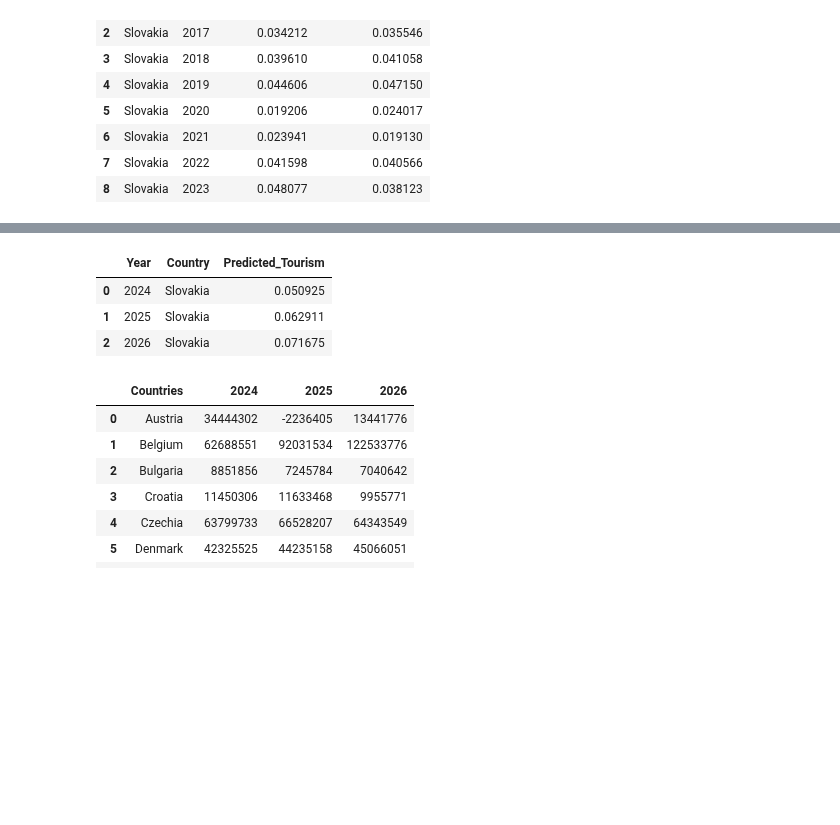
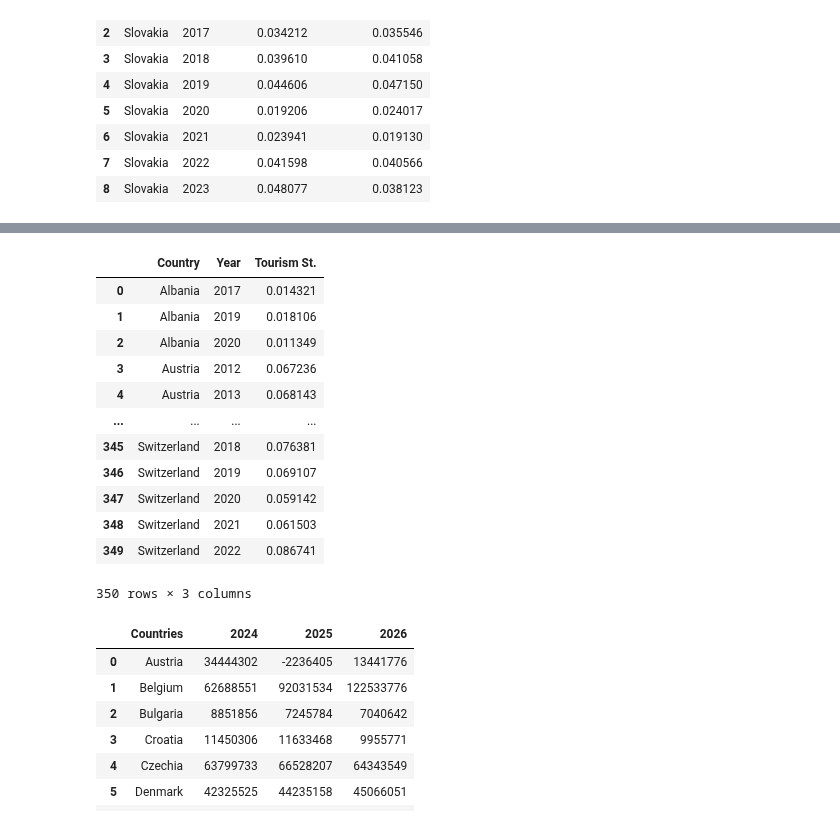
Before and after one commit to swbehan/RoadQualityWork, a Jupyter notebook: datasets/preprocessed-datasets/time_series_predictions copy 2.ipynb, the cells around one changed output, grey strips where cells are left out. Cells and saved outputs as stored; diff of their text form; code cells hidden in the pictures; blank space fills up the shorter version.

```diff
--- a/datasets/preprocessed-datasets/time_series_predictions copy 2.ipynb
+++ b/datasets/preprocessed-datasets/time_series_predictions copy 2.ipynb
@@ -106,7 +106,9 @@ Index: []
 def fit_regression(X, y):
     Xt = X.T
     XtX = np.dot(Xt, X)
-    XtX_inv = np.linalg.inv(XtX)
+    XtX_inv = np.linalg.pinv(X.T @ X)
+
+    #XtX_inv = np.linalg.inv(XtX)
     Xt_y = np.dot(Xt, y)
     beta = np.dot(XtX_inv, Xt_y)
 
@@ -207,11 +209,21 @@ def get_country_prediction(data, country, lag= 3):
 # %%
 result = get_country_prediction(data, "Slovakia", lag=3)
 result.sort_values(by=['Year'])
-result
+data
+#data_not_st
 # %% [output]
-|  | Year | Country | Predicted_Tourism |
-| 0 | 2024 | Slovakia | 0.050925 |
-| 1 | 2025 | Slovakia | 0.062911 |
-| 2 | 2026 | Slovakia | 0.071675 |
+|  | Country | Year | Tourism St. |
+| 0 | Albania | 2017 | 0.014321 |
+| 1 | Albania | 2019 | 0.018106 |
+| 2 | Albania | 2020 | 0.011349 |
+| 3 | Austria | 2012 | 0.067236 |
+| 4 | Austria | 2013 | 0.068143 |
+| ... | ... | ... | ... |
+| 345 | Switzerland | 2018 | 0.076381 |
+| 346 | Switzerland | 2019 | 0.069107 |
+| 347 | Switzerland | 2020 | 0.059142 |
+| 348 | Switzerland | 2021 | 0.061503 |
+| 349 | Switzerland | 2022 | 0.086741 |
+350 rows × 3 columns
 # %%
 def reshape_predicted_data(data, st_data):
```
Also changed, not shown: parts of 8 cells of this notebook.
